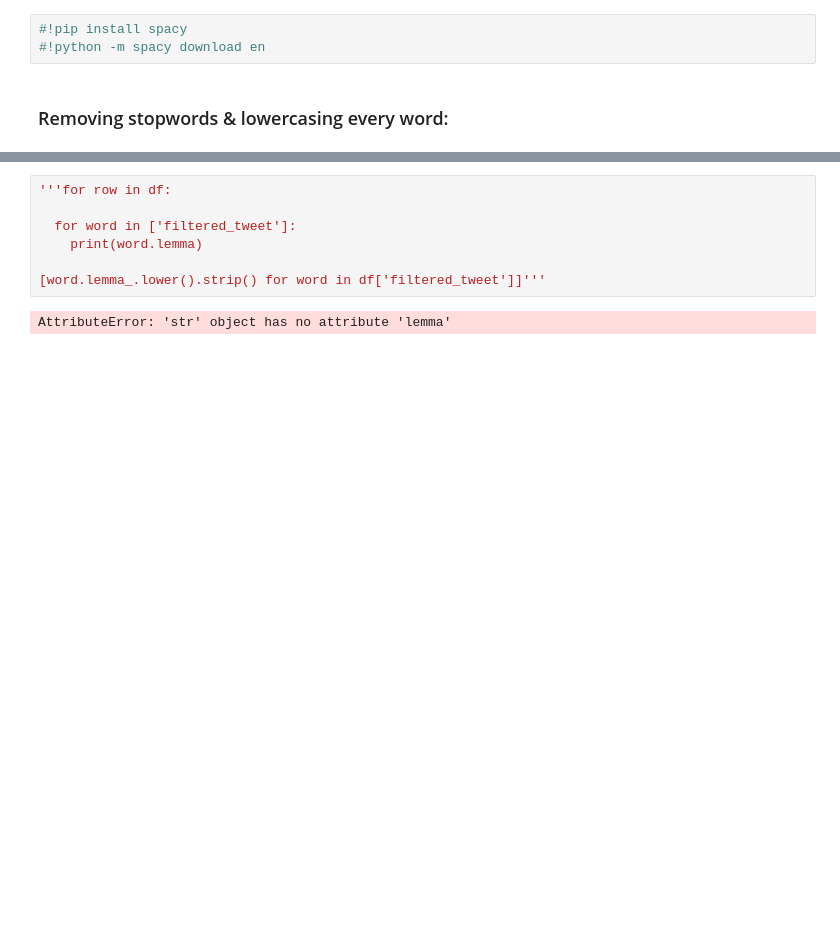
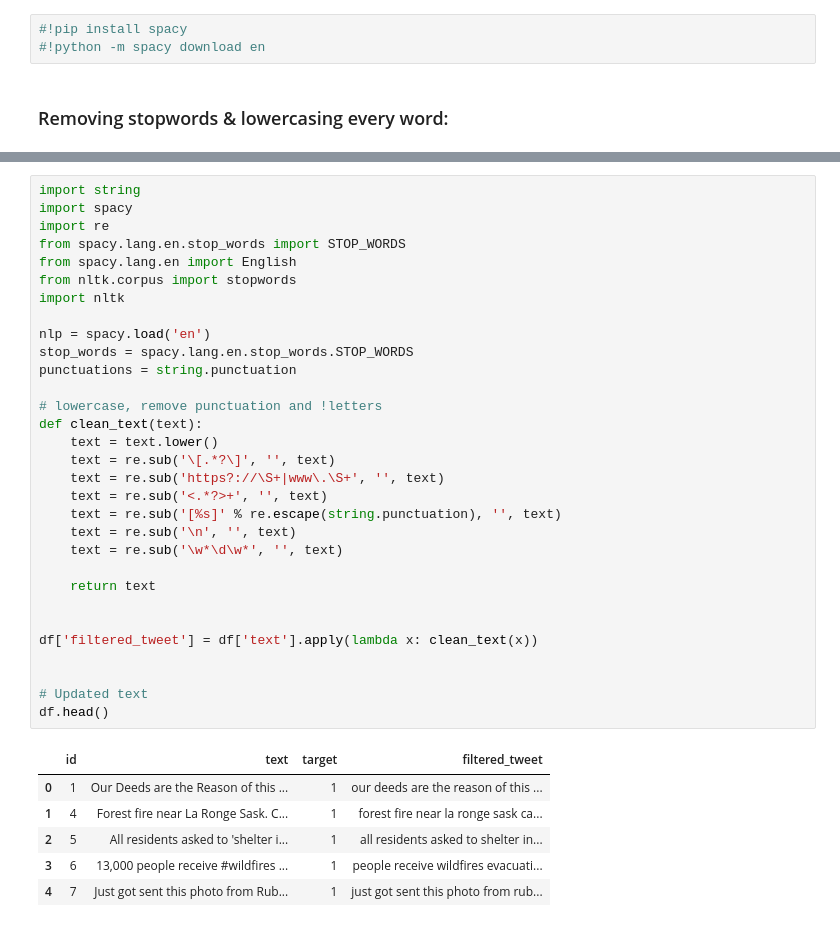
Before and after one commit to amuller9/Rolex_Project2, a Jupyter notebook: code/Samuel Main_Project2.ipynb, the cells around one changed output, grey strips where cells are left out. Drawn from its saved outputs; the diff is of its cells as text; blank space fills up the shorter version.

```diff
--- a/code/Samuel Main_Project2.ipynb
+++ b/code/Samuel Main_Project2.ipynb
@@ -105,9 +61,38 @@ df.head(30)
-# %%
-'''for row in df:
-
-  for word in ['filtered_tweet']:
-    print(word.lemma)
-
-[word.lemma_.lower().strip() for word in df['filtered_tweet']]'''
-# %% [output]
-AttributeError: 'str' object has no attribute 'lemma'
+# %%
+import string
+import spacy
+import re
+from spacy.lang.en.stop_words import STOP_WORDS
+from spacy.lang.en import English
+from nltk.corpus import stopwords
+import nltk
+
+nlp = spacy.load('en')
+stop_words = spacy.lang.en.stop_words.STOP_WORDS
+punctuations = string.punctuation
+
+# lowercase, remove punctuation and !letters
+def clean_text(text):
+    text = text.lower()
+    text = re.sub('\[.*?\]', '', text)
+    text = re.sub('https?://\S+|www\.\S+', '', text)
+    text = re.sub('<.*?>+', '', text)
+    text = re.sub('[%s]' % re.escape(string.punctuation), '', text)
+    text = re.sub('\n', '', text)
+    text = re.sub('\w*\d\w*', '', text)
+
+    return text
+
+
+df['filtered_tweet'] = df['text'].apply(lambda x: clean_text(x))
+
+
+# Updated text
+df.head()
+# %% [output]
+|  | id | text | target | filtered_tweet |
+| 0 | 1 | Our Deeds are the Reason of this ... | 1 | our deeds are the reason of this ... |
+| 1 | 4 | Forest fire near La Ronge Sask. C... | 1 | forest fire near la ronge sask ca... |
+| 2 | 5 | All residents asked to 'shelter i... | 1 | all residents asked to shelter in... |
+| 3 | 6 | 13,000 people receive #wildfires ... | 1 | people receive wildfires evacuati... |
+| 4 | 7 | Just got sent this photo from Rub... | 1 | just got sent this photo from rub... |
```
Also changed, not shown: parts of 15 cells of this notebook.
